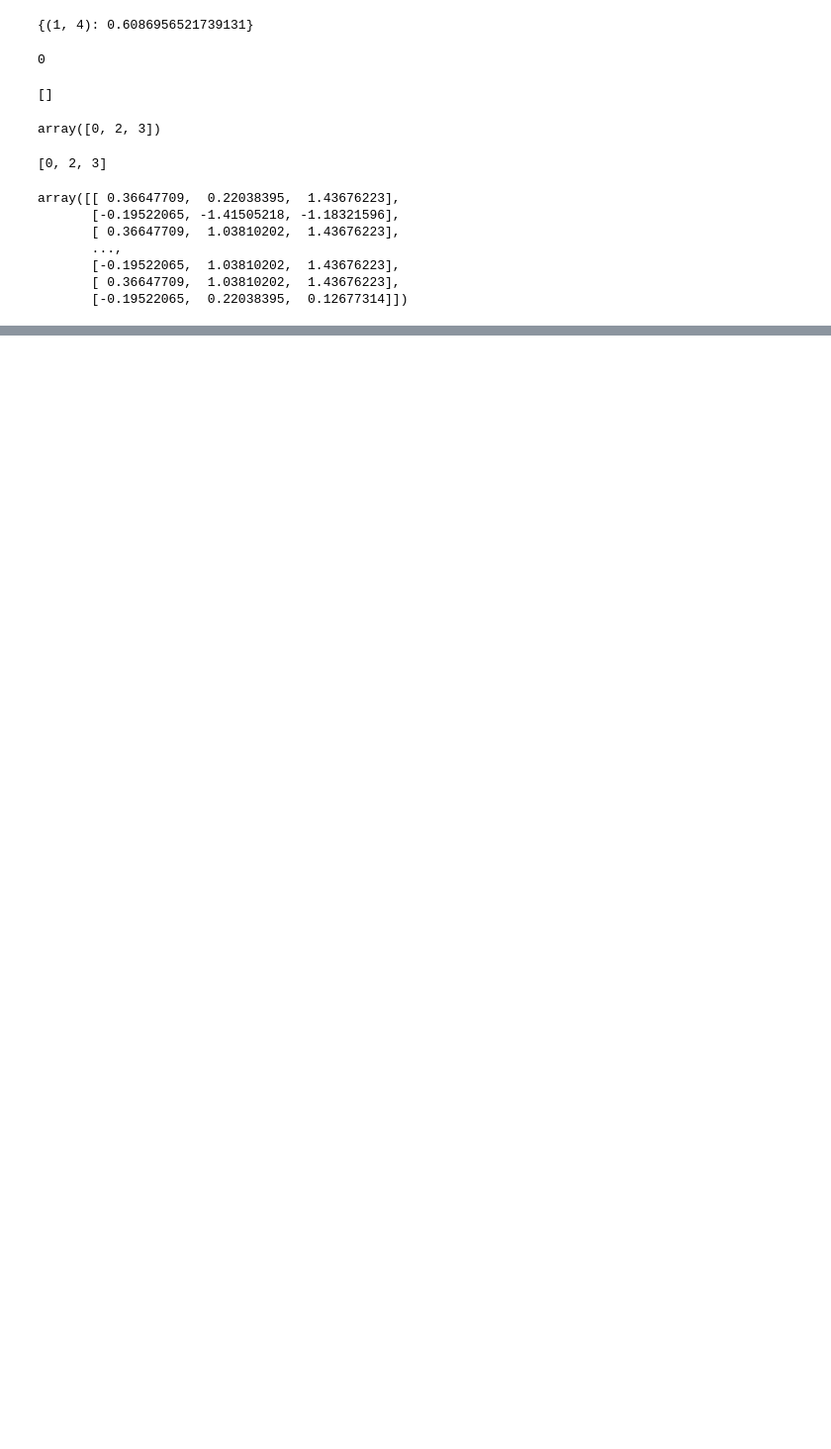
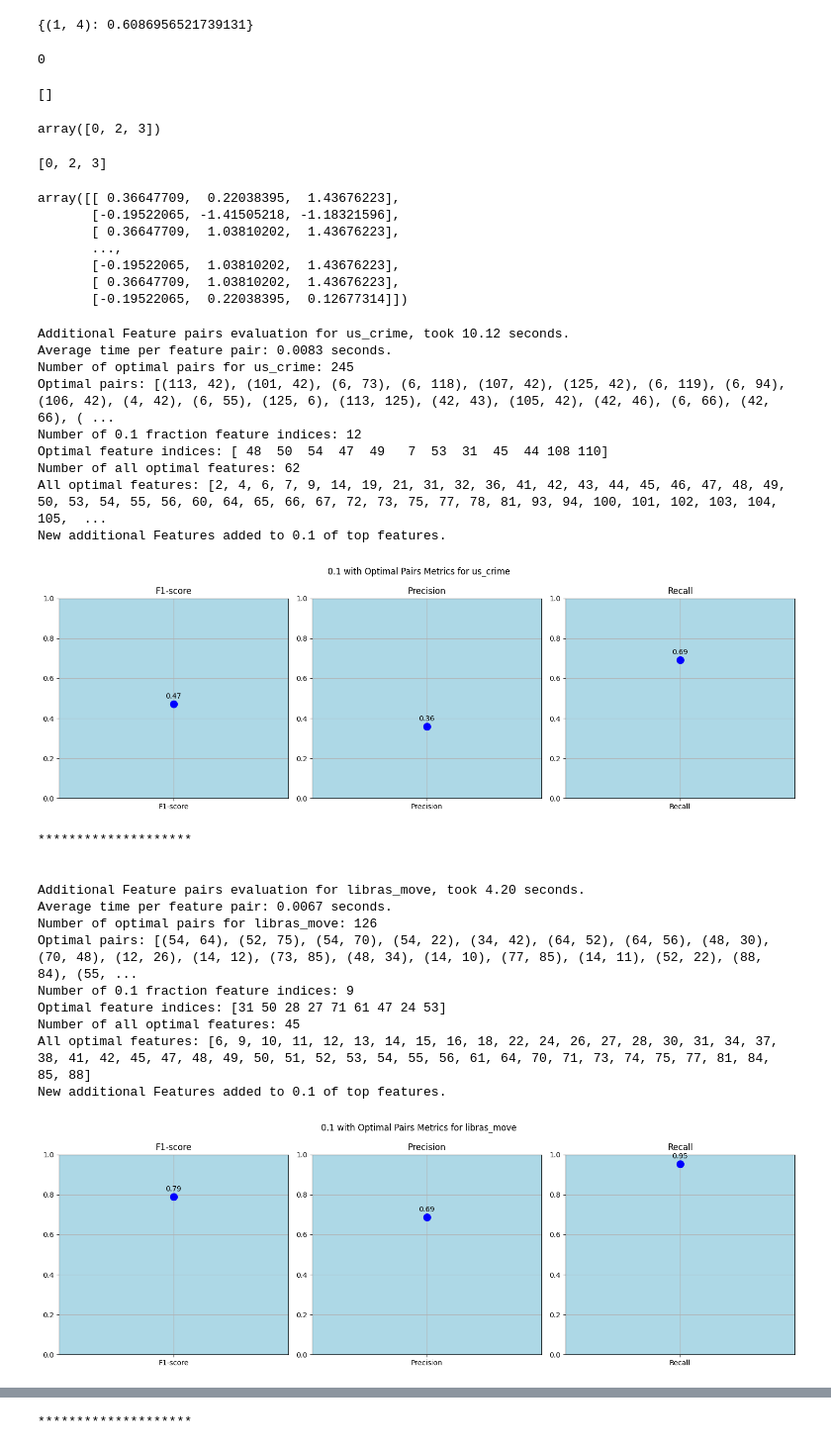
Before and after one commit to AlirezaBoroon/Fractional-Feature-Selection.-Evaluating-Features-Predictive-Power, a Jupyter notebook: Implementing_Feature_Selection.ipynb, the cells around one changed output, grey strips where cells are left out. Shown at 99% size. Cells and saved outputs as stored; diff of their text form; code cells hidden in the pictures; blank space fills up the shorter version.

```diff
--- a/Implementing_Feature_Selection.ipynb
+++ b/Implementing_Feature_Selection.ipynb
@@ -618,40 +618,78 @@ for name, (X, y) in data_dict.items():
 
             # Calculate average scores across splits
             f1_scores = [result['f1_score'][0] for result in results_all]
             precision_scores = [result['precision'][0] for result in results_all]
             recall_scores = [result['recall'][0] for result in results_all]
 
             avg_f1 = np.mean(f1_scores)
             avg_precision = np.mean(precision_scores)
             avg_recall = np.mean(recall_scores)
 
             _010_plus_additional_pairs_f1_scores.append(avg_f1)
 
             # Plotting the metrics results:
-            plt.figure(figsize=(8, 4))
-
             metrics = ['F1-score', 'Precision', 'Recall']
             scores = [avg_f1, avg_precision, avg_recall]
 
-            plt.plot(metrics, scores, marker='o')
+            # plt.figure(figsize=(8, 4))
+            # plt.plot(metrics, scores, marker='o')
 
-            for i, score in enumerate(scores):
-                plt.text(metrics[i], score + 0.05, f'{score:.2f}', ha='center', va='bottom')
+            # for i, score in enumerate(scores):
+            #     plt.text(metrics[i], score + 0.05, f'{score:.2f}', ha='center', va='bottom')
 
-            plt.title(f'Average Metrics for {name}')
-            plt.ylabel('Score')
-            plt.ylim(0, 1.2)  # Set y-axis limits to 0-1
+            # plt.title(f'Average Metrics for {name}')
+            # plt.ylabel('Score')
+            # plt.ylim(0, 1.2)  # Set y-axis limits to 0-1
 
-            plt.yticks(np.arange(0, 1, 0.2))  # Set y-ticks with a step of 0.1
-            plt.grid(True)
+            # plt.yticks(np.arange(0, 1.1, 0.1))  # Set y-ticks with a step of 0.1
+            # plt.grid(True)
+            # plt.show()
+
+            fig, axs = plt.subplots(1, 3, figsize=(15, 5))
+            for i, ax in enumerate(axs):
+                ax.plot([metrics[i]], [scores[i]], marker='o', markersize=10, color='blue')
+                ax.set_title(metrics[i])
+                ax.set_ylim(0, 1)
+                ax.set_facecolor('lightblue')  # Light blue background
+                ax.grid(True, zorder= 1)
+
+                # Add label above marker:
+                ax.text(metrics[i], scores[i] + 0.02, f'{scores[i]:.2f}', ha='center', va='bottom')
+
+            fig.suptitle(f'0.1 with Optimal Pairs Metrics for {name}')
+            plt.tight_layout()
             plt.show()
 
     else:
         print(f"No pairs were evaluated for {name}.")
         print(f"Meaning that there is't any additional features to consider for pairs in {name} to be added to the top 0.1 fraction of features.")
         f1= _010_f1_scores[list(data_dict.keys()).index(name)] # f1-score is as same as 0.1 fraction of top features in the already trained SVM.
         _010_plus_additional_pairs_f1_scores.append(f1)
 
 
     print(20* "*")
     print("\n")
+# %% [output]
+Additional Feature pairs evaluation for us_crime, took 10.12 seconds.
+Average time per feature pair: 0.0083 seconds.
+Number of optimal pairs for us_crime: 245
+Optimal pairs: [(113, 42), (101, 42), (6, 73), (6, 118), (107, 42), (125, 42), (6, 119), (6, 94), (106, 42), (4, 42), (6, 55), (125, 6), (113, 125), (42, 43), (105, 42), (42, 46), (6, 66), (42, 66), ( ...
+Number of 0.1 fraction feature indices: 12
+Optimal feature indices: [ 48  50  54  47  49   7  53  31  45  44 108 110]
+Number of all optimal features: 62
+All optimal features: [2, 4, 6, 7, 9, 14, 19, 21, 31, 32, 36, 41, 42, 43, 44, 45, 46, 47, 48, 49, 50, 53, 54, 55, 56, 60, 64, 65, 66, 67, 72, 73, 75, 77, 78, 81, 93, 94, 100, 101, 102, 103, 104, 105,  ...
+New additional Features added to 0.1 of top features.
+[figure, added]
+********************
+
+
+Additional Feature pairs evaluation for libras_move, took 4.20 seconds.
+Average time per feature pair: 0.0067 seconds.
+Number of optimal pairs for libras_move: 126
+Optimal pairs: [(54, 64), (52, 75), (54, 70), (54, 22), (34, 42), (64, 52), (64, 56), (48, 30), (70, 48), (12, 26), (14, 12), (73, 85), (48, 34), (14, 10), (77, 85), (14, 11), (52, 22), (88, 84), (55, ...
+Number of 0.1 fraction feature indices: 9
+Optimal feature indices: [31 50 28 27 71 61 47 24 53]
+Number of all optimal features: 45
+All optimal features: [6, 9, 10, 11, 12, 13, 14, 15, 16, 18, 22, 24, 26, 27, 28, 30, 31, 34, 37, 38, 41, 42, 45, 47, 48, 49, 50, 51, 52, 53, 54, 55, 56, 61, 64, 70, 71, 73, 74, 75, 77, 81, 84, 85, 88]
+New additional Features added to 0.1 of top features.
+[figure, added]
@@ -657,0 +722 @@ for name, (X, y) in data_dict.items():
+********************
```
Also changed, not shown: parts of 1 cell of this notebook.
